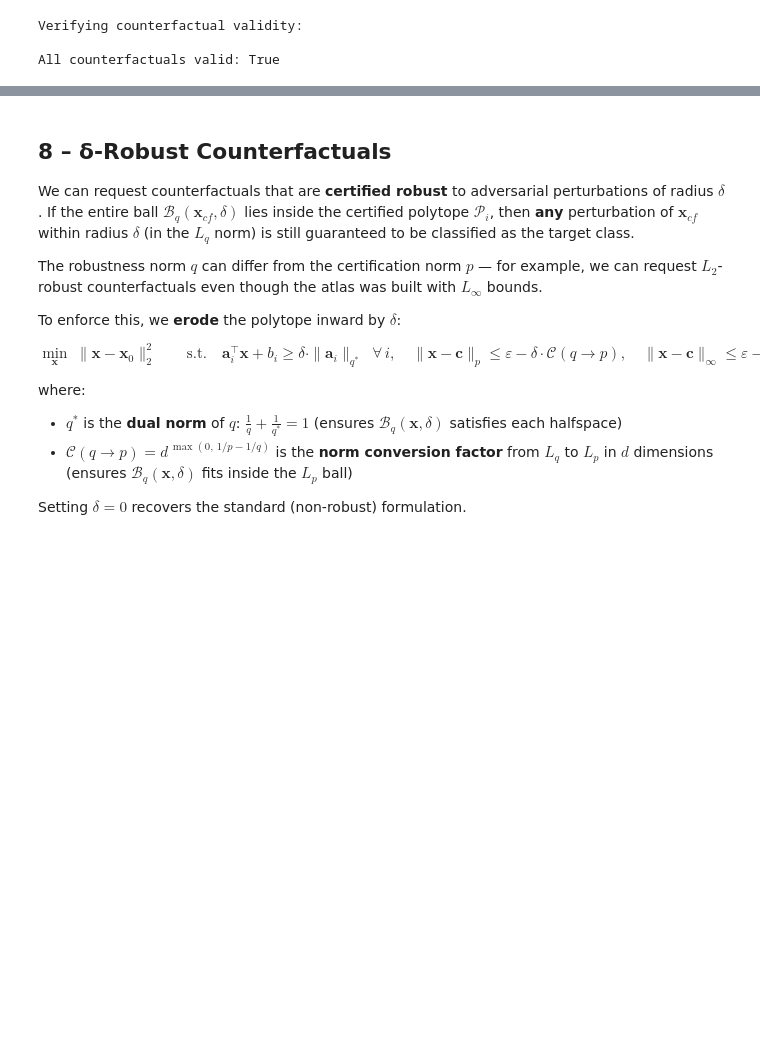
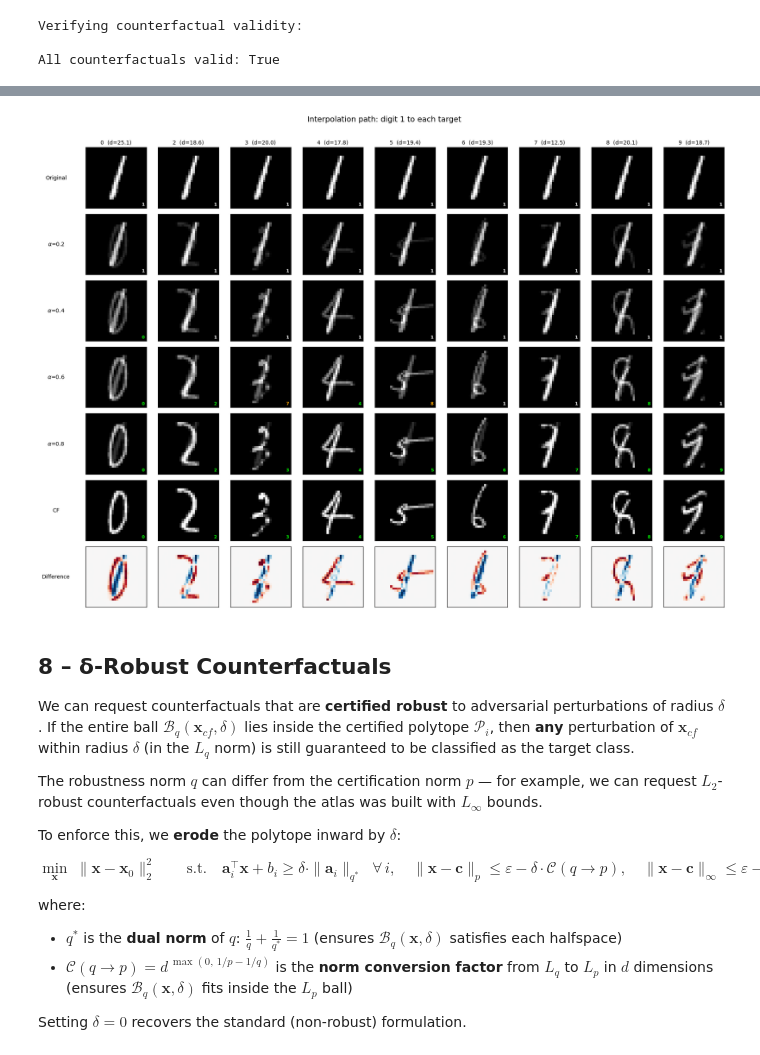
Before and after one commit to GabrielePintus/PreimageCounterfactualSampling, a Jupyter notebook: 3 - MNIST counterfactual sampling.ipynb, the cells around one changed output, grey strips where cells are left out. Drawn from its saved outputs; the diff is of its cells as text; code cells hidden in the pictures; blank space fills up the shorter version.

```diff
--- a/3 - MNIST counterfactual sampling.ipynb
+++ b/3 - MNIST counterfactual sampling.ipynb
@@ -321,3 +338,69 @@ plt.show()
+# %%
+query_idx = 0
+x_orig = query_points[query_idx]
+
+target_classes = sorted(all_results.keys())
+n_targets = len(target_classes)
+
+# Interpolation steps
+alphas = [0, 0.2, 0.4, 0.6, 0.8, 1.0]
+n_steps = len(alphas)
+n_rows = n_steps + 1  # +1 for difference map
+
+fig, axes = plt.subplots(n_rows, n_targets, figsize=(2 * n_targets, 1.8 * n_rows))
+
+# Row labels
+row_labels = [f'$\\alpha$={a:.1f}' for a in alphas] + ['Difference']
+row_labels[0] = 'Original'
+row_labels[-2] = 'CF'
+for row, label in enumerate(row_labels):
+    axes[row, 0].set_ylabel(label, fontsize=10, rotation=0, labelpad=55, va='center')
+
+for col, target_class in enumerate(target_classes):
+    result = all_results[target_class][query_idx]
+
+    if not result.success:
+        axes[0, col].set_title(f'{target_class}\n(failed)', fontsize=10)
+        for row in range(n_rows):
+            axes[row, col].axis('off')
+        continue
+
+    x_cf = result.x_cf
+    axes[0, col].set_title(f'{target_class}  (d={result.distance:.1f})', fontsize=10)
+
+    # Interpolation rows
+    for row, alpha in enumerate(alphas):
+        ax = axes[row, col]
+        x_interp = (1 - alpha) * x_orig + alpha * x_cf
+        ax.imshow(denormalize(x_interp), cmap='gray', vmin=0, vmax=1)
+        ax.set_xticks([])
+        ax.set_yticks([])
+
+        # Show model prediction at this interpolation point
+        with torch.no_grad():
+            x_t = torch.tensor(x_interp.reshape(1, 1, 28, 28), dtype=torch.float32).to(device)
+            pred = model(x_t).argmax(dim=1).item()
+        color = 'lime' if pred == target_class else ('white' if pred == source_class else 'orange')
+        ax.text(0.97, 0.03, str(pred), fontsize=8, color=color, fontweight='bold',
+                ha='right', va='bottom', transform=ax.transAxes,
+                bbox=dict(boxstyle='round,pad=0.15', fc='black', alpha=0.7))
+
+    # Difference row
+    diff = (x_cf - x_orig).reshape(28, 28)
+    vmax = max(abs(diff.min()), abs(diff.max()))
+    ax = axes[-1, col]
+    if vmax > 0:
+        ax.imshow(diff, cmap='RdBu_r', vmin=-vmax, vmax=vmax)
+    else:
+        ax.imshow(diff, cmap='RdBu_r')
+    ax.set_xticks([])
+    ax.set_yticks([])
+
+fig.suptitle(f'Interpolation path: digit {source_class} to each target', fontsize=14, y=1.01)
+plt.tight_layout()
+plt.show()
+# %% [output]
+[figure, added]
 # %% [markdown]
 ## 8 – δ-Robust Counterfactuals
 
```
Also changed, not shown: parts of 11 cells of this notebook.
